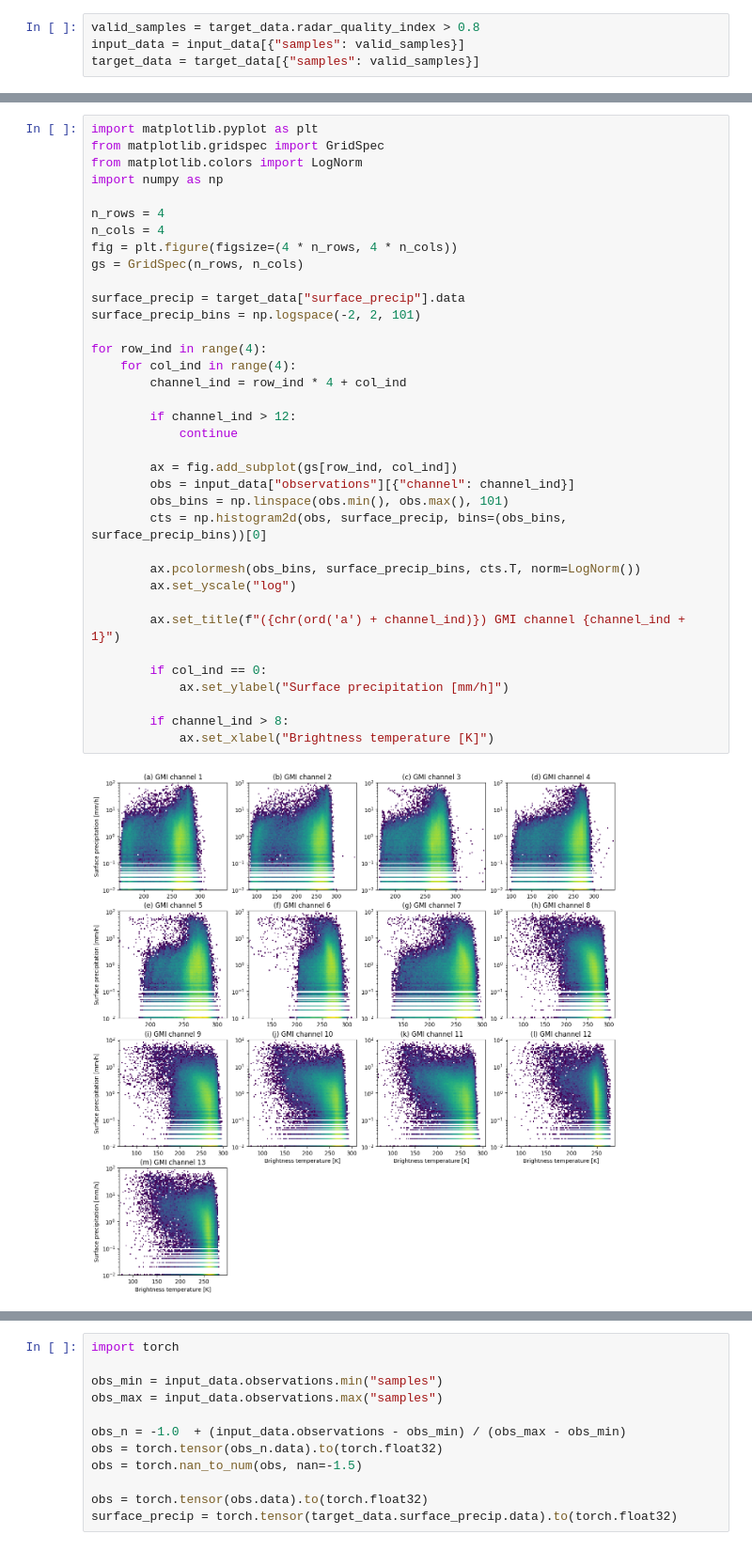
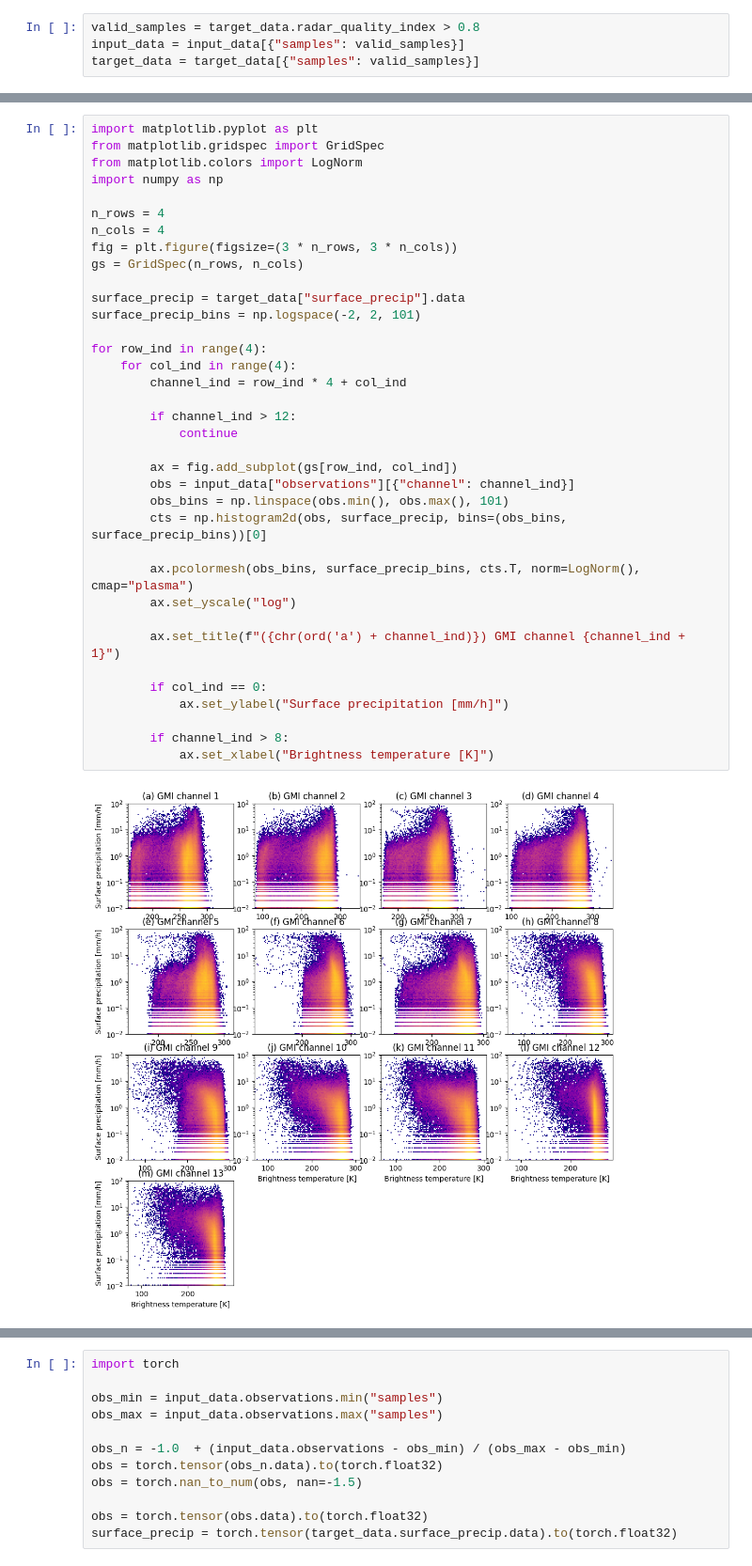
Before and after one commit to simonpf/at652, a Jupyter notebook: notebooks/precipitation_retrieval_mlp.ipynb, the cells around one changed output, grey strips where cells are left out. Shown at 94% size. Saved outputs shown, nothing was run; the diff lists cells and outputs as text.

```diff
--- a/notebooks/precipitation_retrieval_mlp.ipynb
+++ b/notebooks/precipitation_retrieval_mlp.ipynb
@@ -65,33 +112,33 @@ import numpy as np
 
 n_rows = 4
 n_cols = 4
-fig = plt.figure(figsize=(4 * n_rows, 4 * n_cols))
+fig = plt.figure(figsize=(3 * n_rows, 3 * n_cols))
 gs = GridSpec(n_rows, n_cols)
 
 surface_precip = target_data["surface_precip"].data
 surface_precip_bins = np.logspace(-2, 2, 101)
 
 for row_ind in range(4):
     for col_ind in range(4):
         channel_ind = row_ind * 4 + col_ind
 
         if channel_ind > 12:
             continue
 
         ax = fig.add_subplot(gs[row_ind, col_ind])
         obs = input_data["observations"][{"channel": channel_ind}]
         obs_bins = np.linspace(obs.min(), obs.max(), 101)
         cts = np.histogram2d(obs, surface_precip, bins=(obs_bins, surface_precip_bins))[0]
 
-        ax.pcolormesh(obs_bins, surface_precip_bins, cts.T, norm=LogNorm())
+        ax.pcolormesh(obs_bins, surface_precip_bins, cts.T, norm=LogNorm(), cmap="plasma")
         ax.set_yscale("log")
 
         ax.set_title(f"({chr(ord('a') + channel_ind)}) GMI channel {channel_ind + 1}")
 
         if col_ind == 0:
             ax.set_ylabel("Surface precipitation [mm/h]")
 
         if channel_ind > 8:
             ax.set_xlabel("Brightness temperature [K]")
 # %% [output]
-[figure, old version]
+[figure, new version]
```
Also changed, not shown: parts of 38 cells of this notebook, 5 other files.
